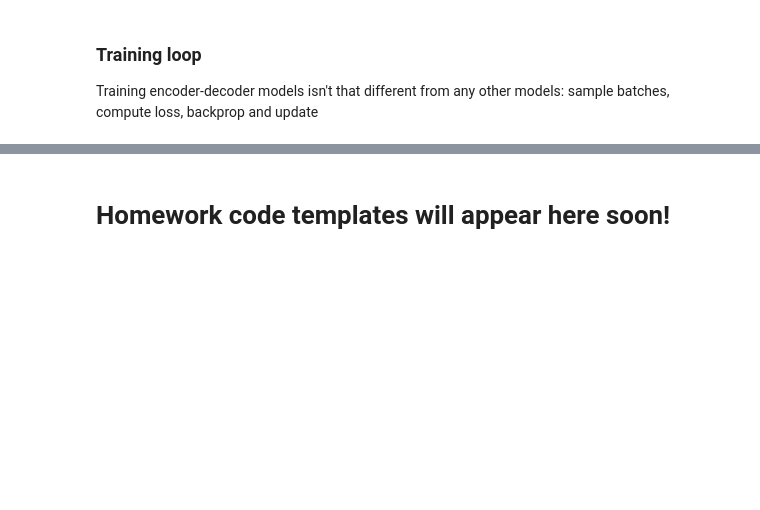
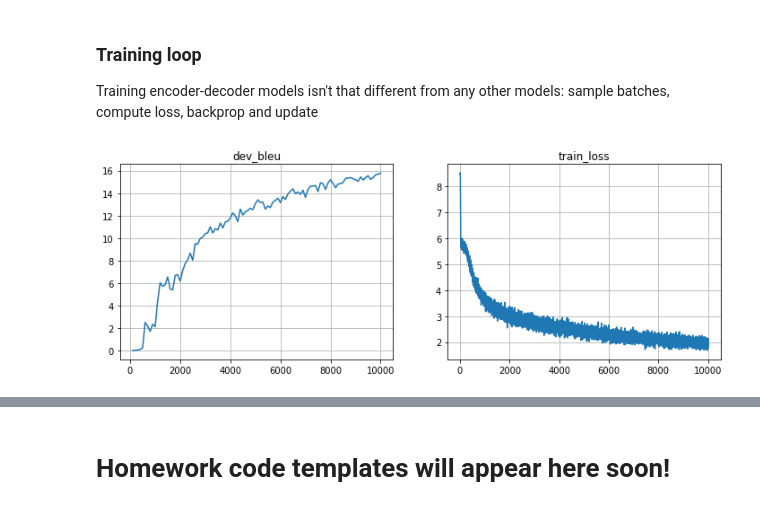
Before and after one commit to svl96/nlp_course, a Jupyter notebook: week04_seq2seq/practice_and_homework.ipynb, the cells around one changed output, grey strips where cells are left out. Saved outputs shown, nothing was run; the diff lists cells and outputs as text; code cells hidden in the pictures; blank space fills up the shorter version.

```diff
--- a/week04_seq2seq/practice_and_homework.ipynb
+++ b/week04_seq2seq/practice_and_homework.ipynb
@@ -406,4 +367,6 @@ def train_loop(batch_size, iterations, metrics, opt):
 
 # Note: it's okay if bleu oscillates up and down as long as it gets better on average over long term (e.g. 5k batches)
 # %%
-# train_loop(batch_size, iterations, metrics, opt)
+train_loop(model, batch_size, iterations, metrics, opt)
+# %% [output]
+[figure, added]
```
Also changed, not shown: parts of 29 cells of this notebook, 2 other files.
